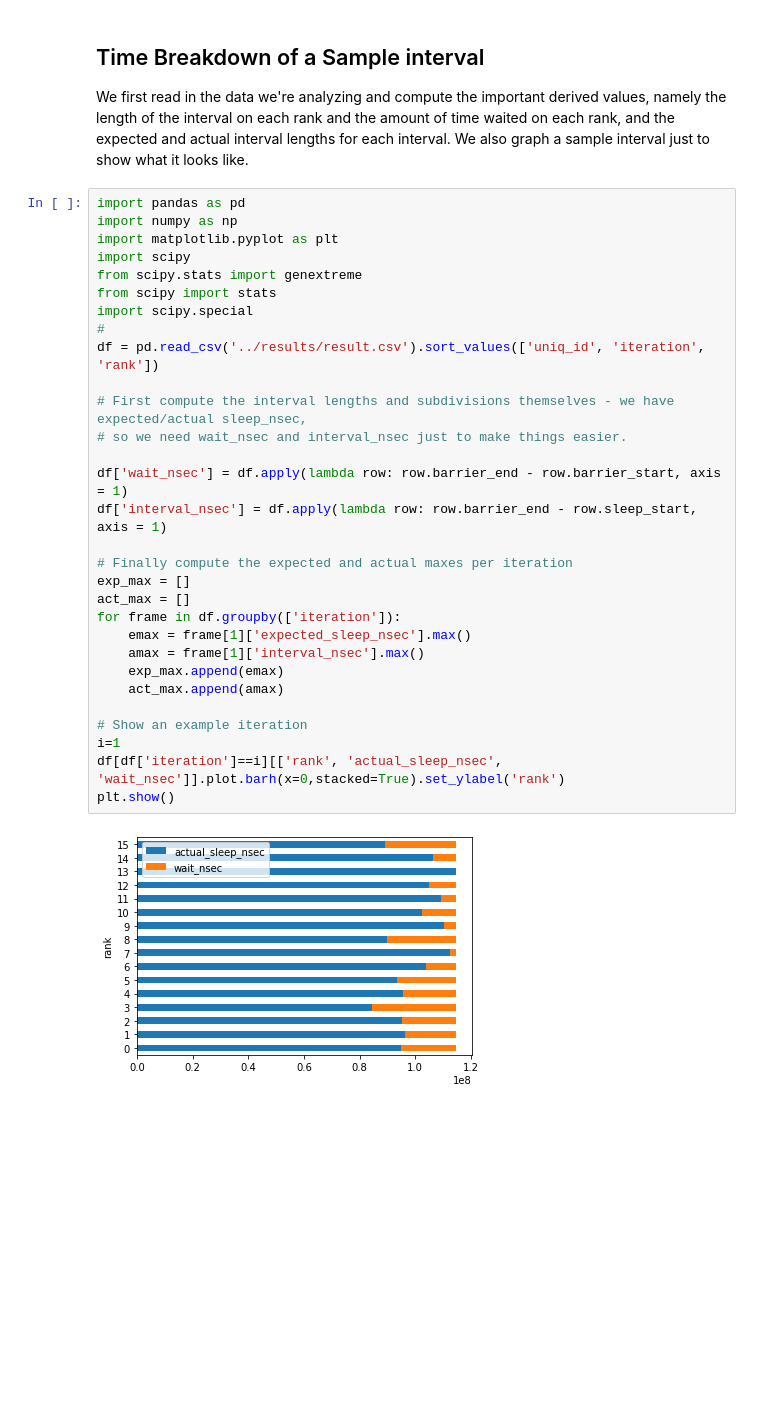
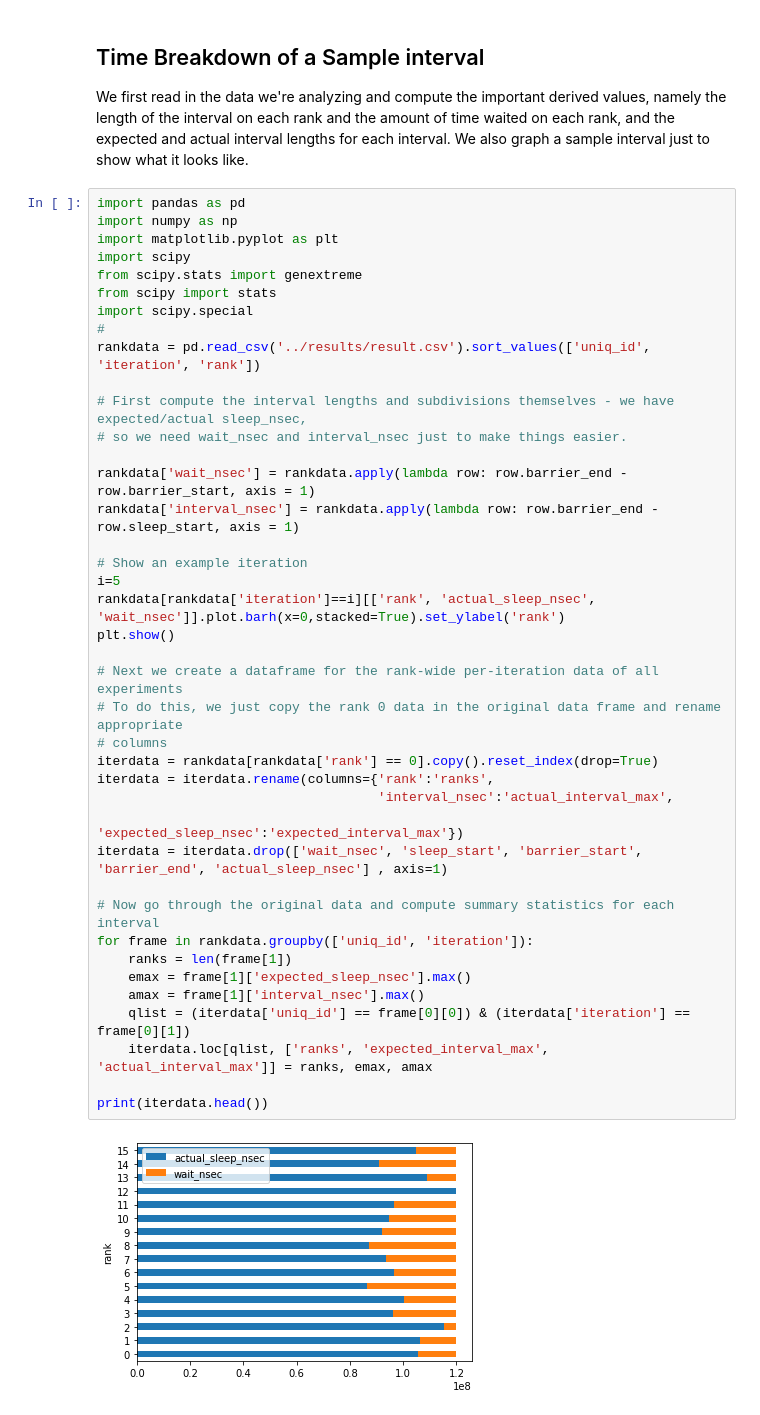
Before and after one commit to qwofford/popperized, a Jupyter notebook: pipelines/data_generator/validate/interval-analysis.ipynb, the cells around one changed output. Cells and saved outputs as stored; diff of their text form; blank space fills up the shorter version.

Commit message:
Revamped notebook to handle multiple distributions. Experimental code to generate data still needs to be revised to do this.

```diff
--- a/pipelines/data_generator/validate/interval-analysis.ipynb
+++ b/pipelines/data_generator/validate/interval-analysis.ipynb
@@ -8,32 +8,42 @@ We first read in the data we're analyzing and compute the important derived valu
 # %%
 import pandas as pd
 import numpy as np
 import matplotlib.pyplot as plt
 import scipy
 from scipy.stats import genextreme
 from scipy import stats
 import scipy.special
 #
-df = pd.read_csv('../results/result.csv').sort_values(['uniq_id', 'iteration', 'rank'])
+rankdata = pd.read_csv('../results/result.csv').sort_values(['uniq_id', 'iteration', 'rank'])
 
 # First compute the interval lengths and subdivisions themselves - we have expected/actual sleep_nsec,
 # so we need wait_nsec and interval_nsec just to make things easier.
 
-df['wait_nsec'] = df.apply(lambda row: row.barrier_end - row.barrier_start, axis = 1)
-df['interval_nsec'] = df.apply(lambda row: row.barrier_end - row.sleep_start, axis = 1)
+rankdata['wait_nsec'] = rankdata.apply(lambda row: row.barrier_end - row.barrier_start, axis = 1)
+rankdata['interval_nsec'] = rankdata.apply(lambda row: row.barrier_end - row.sleep_start, axis = 1)
 
-# Finally compute the expected and actual maxes per iteration
-exp_max = []
-act_max = []
-for frame in df.groupby(['iteration']):
+# Show an example iteration
+i=5
+rankdata[rankdata['iteration']==i][['rank', 'actual_sleep_nsec', 'wait_nsec']].plot.barh(x=0,stacked=True).set_ylabel('rank')
+plt.show()
+
+# Next we create a dataframe for the rank-wide per-iteration data of all experiments
+# To do this, we just copy the rank 0 data in the original data frame and rename appropriate
+# columns
+iterdata = rankdata[rankdata['rank'] == 0].copy().reset_index(drop=True)
+iterdata = iterdata.rename(columns={'rank':'ranks',
+                                    'interval_nsec':'actual_interval_max',
+                                    'expected_sleep_nsec':'expected_interval_max'})
+iterdata = iterdata.drop(['wait_nsec', 'sleep_start', 'barrier_start', 'barrier_end', 'actual_sleep_nsec'] , axis=1)
+
+# Now go through the original data and compute summary statistics for each interval
+for frame in rankdata.groupby(['uniq_id', 'iteration']):
+    ranks = len(frame[1])
     emax = frame[1]['expected_sleep_nsec'].max()
     amax = frame[1]['interval_nsec'].max()
-    exp_max.append(emax)
-    act_max.append(amax)
+    qlist = (iterdata['uniq_id'] == frame[0][0]) & (iterdata['iteration'] == frame[0][1])
+    iterdata.loc[qlist, ['ranks', 'expected_interval_max', 'actual_interval_max']] = ranks, emax, amax
 
-# Show an example iteration
-i=1
-df[df['iteration']==i][['rank', 'actual_sleep_nsec', 'wait_nsec']].plot.barh(x=0,stacked=True).set_ylabel('rank')
-plt.show()
+print(iterdata.head())
 # %% [output]
-[figure, old version]
+[figure, new version]
```
Also changed, not shown: parts of 10 cells of this notebook.
